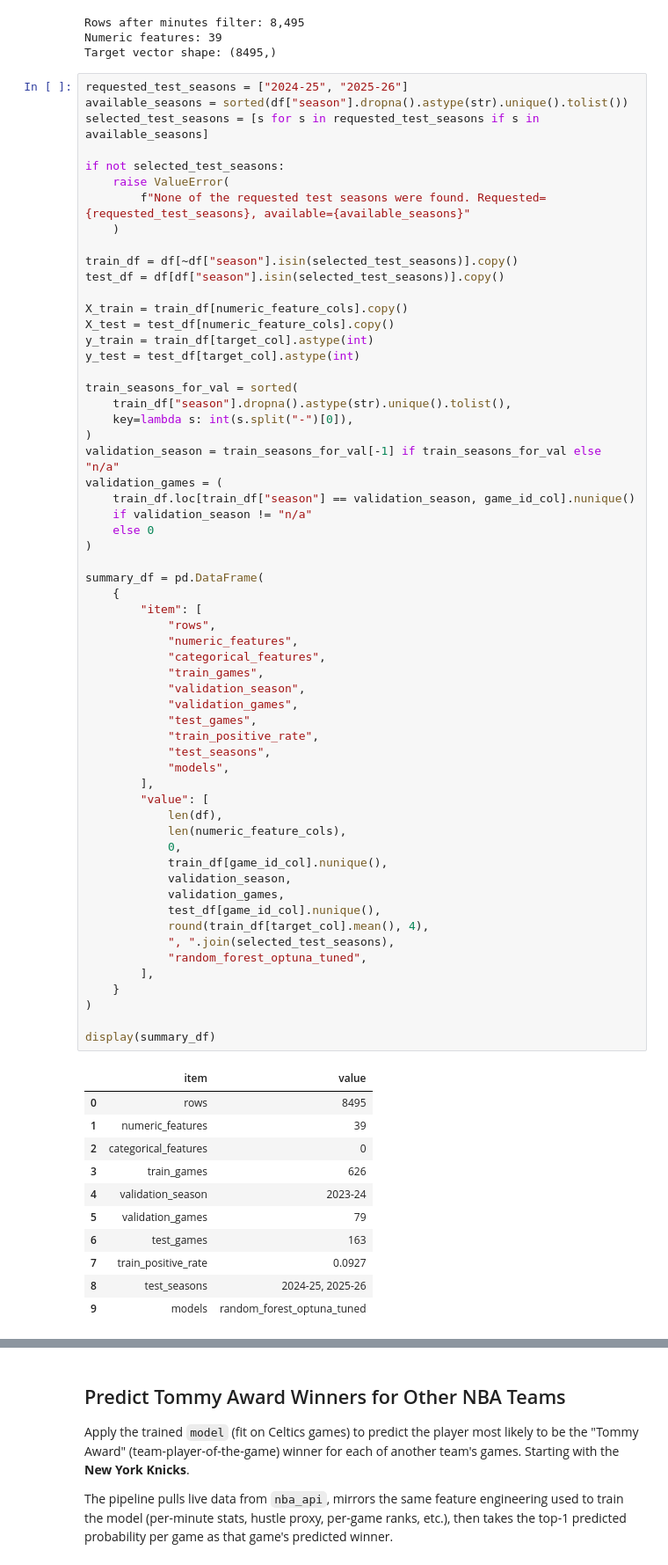
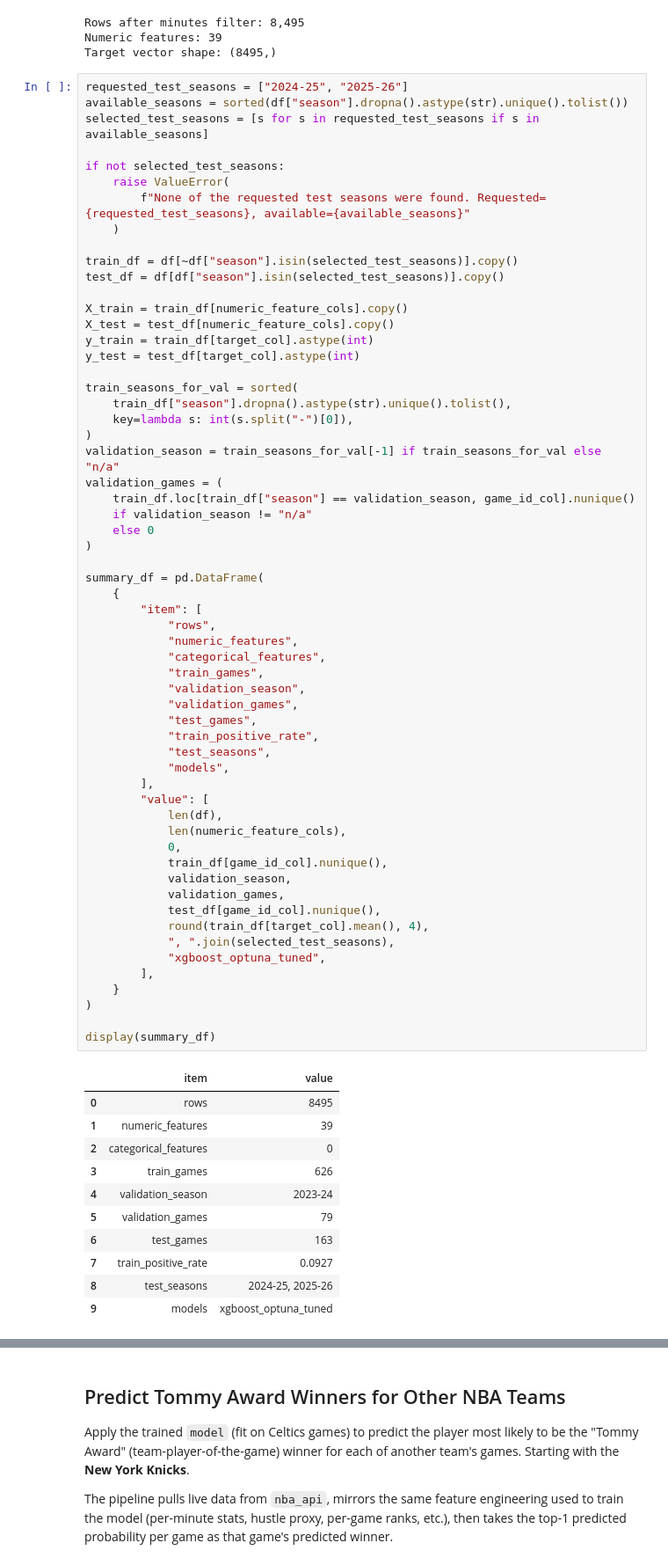
Before and after one commit to Tttaussig33/tommy-award-analysis, a Jupyter notebook: notebooks/predict_tommy_award_other_teams.ipynb, the cells around one changed output, grey strips where cells are left out. Shown at 88% size. Cells and saved outputs as stored; diff of their text form.

```diff
--- a/notebooks/predict_tommy_award_other_teams.ipynb
+++ b/notebooks/predict_tommy_award_other_teams.ipynb
@@ -187,34 +187,34 @@ summary_df = pd.DataFrame(
             "train_positive_rate",
             "test_seasons",
             "models",
         ],
         "value": [
             len(df),
             len(numeric_feature_cols),
             0,
             train_df[game_id_col].nunique(),
             validation_season,
             validation_games,
             test_df[game_id_col].nunique(),
             round(train_df[target_col].mean(), 4),
             ", ".join(selected_test_seasons),
-            "random_forest_optuna_tuned",
+            "xgboost_optuna_tuned",
         ],
     }
 )
 
 display(summary_df)
 # %% [output]
 |  | item | value |
 | 0 | rows | 8495 |
 | 1 | numeric_features | 39 |
 | 2 | categorical_features | 0 |
 | 3 | train_games | 626 |
 | 4 | validation_season | 2023-24 |
 | 5 | validation_games | 79 |
 | 6 | test_games | 163 |
 | 7 | train_positive_rate | 0.0927 |
 | 8 | test_seasons | 2024-25, 2025-26 |
-| 9 | models | random_forest_optuna_tuned |
+| 9 | models | xgboost_optuna_tuned |
 # %%
 import optuna
```
Also changed, not shown: parts of 14 cells of this notebook.
